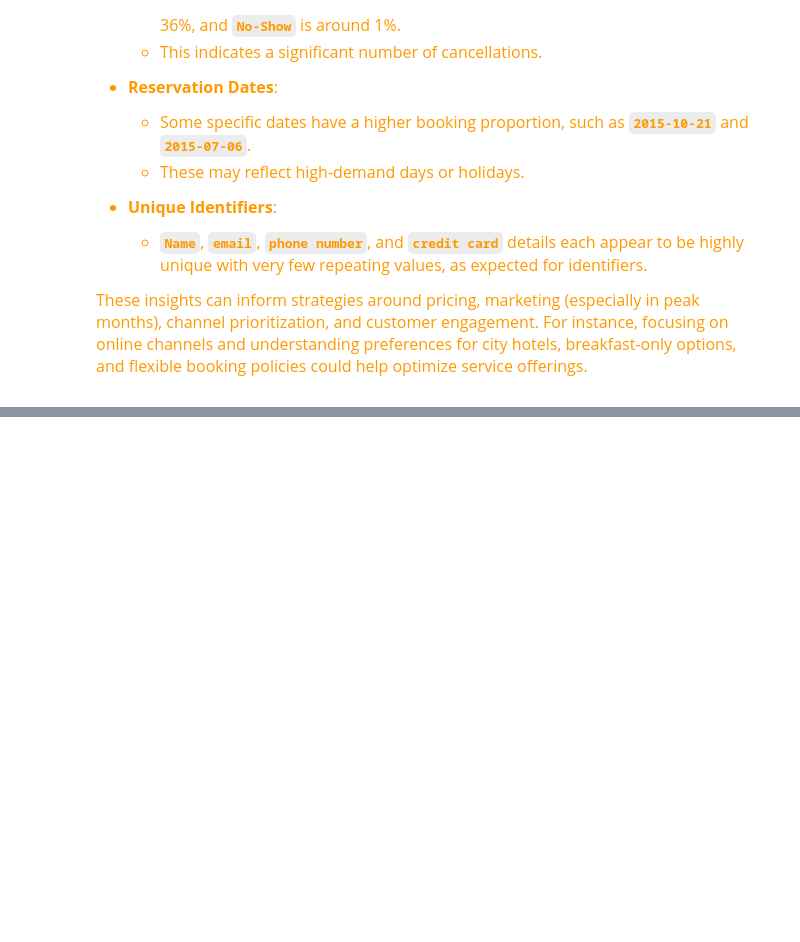
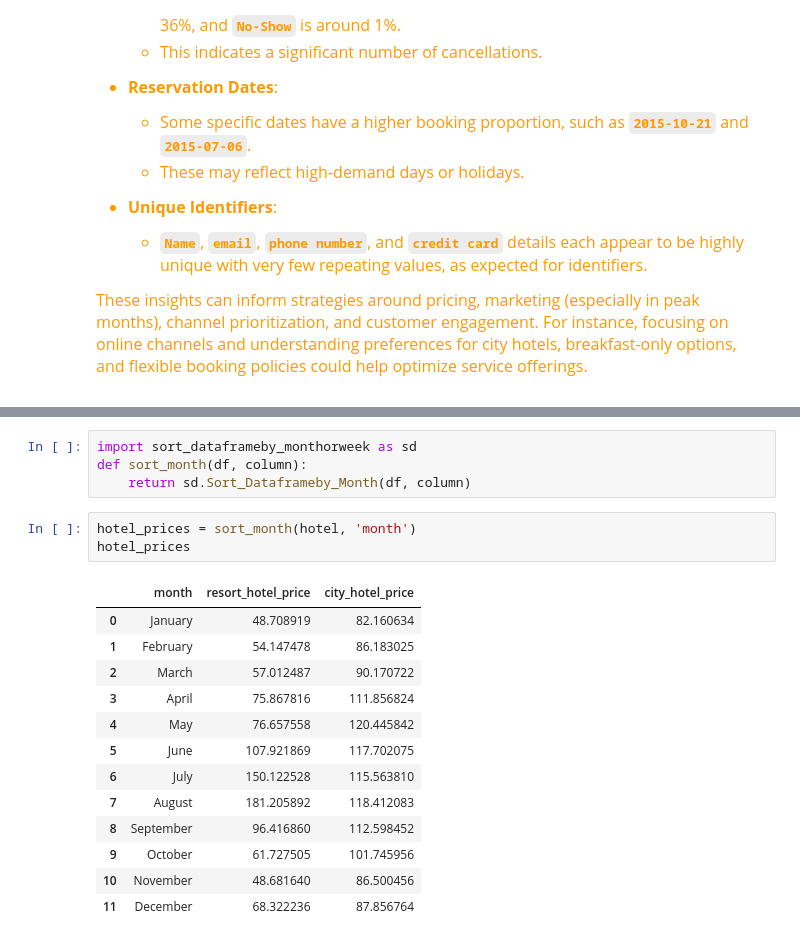
Before and after one commit to mateen-mk/Hotel-Booking-Cancellation-Prediction, a Jupyter notebook: notebooks/02_EDA.ipynb, the cells around one changed output, grey strips where cells are left out. Cells and saved outputs as stored; diff of their text form; blank space fills up the shorter version.

```diff
--- a/notebooks/02_EDA.ipynb
+++ b/notebooks/02_EDA.ipynb
@@ -480,0 +645,21 @@ For instance, focusing on online channels and understanding preferences for city
+# %%
+import sort_dataframeby_monthorweek as sd
+def sort_month(df, column):
+    return sd.Sort_Dataframeby_Month(df, column)
+# %%
+hotel_prices = sort_month(hotel, 'month')
+hotel_prices
+# %% [output]
+|  | month | resort_hotel_price | city_hotel_price |
+| 0 | January | 48.708919 | 82.160634 |
+| 1 | February | 54.147478 | 86.183025 |
+| 2 | March | 57.012487 | 90.170722 |
+| 3 | April | 75.867816 | 111.856824 |
+| 4 | May | 76.657558 | 120.445842 |
+| 5 | June | 107.921869 | 117.702075 |
+| 6 | July | 150.122528 | 115.563810 |
+| 7 | August | 181.205892 | 118.412083 |
+| 8 | September | 96.416860 | 112.598452 |
+| 9 | October | 61.727505 | 101.745956 |
+| 10 | November | 48.681640 | 86.500456 |
+| 11 | December | 68.322236 | 87.856764 |
```
Also changed, not shown: parts of 40 cells of this notebook, 1 other file.
